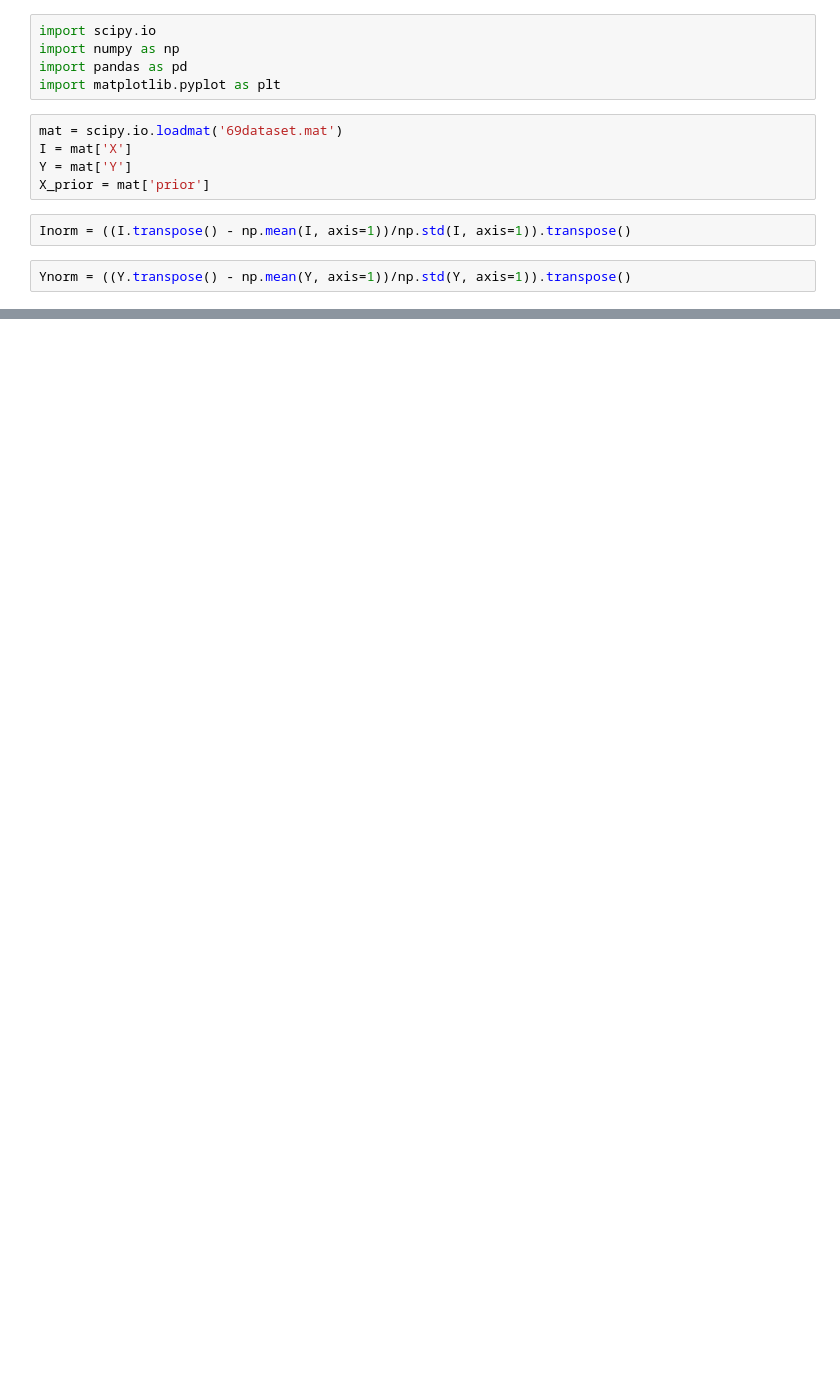
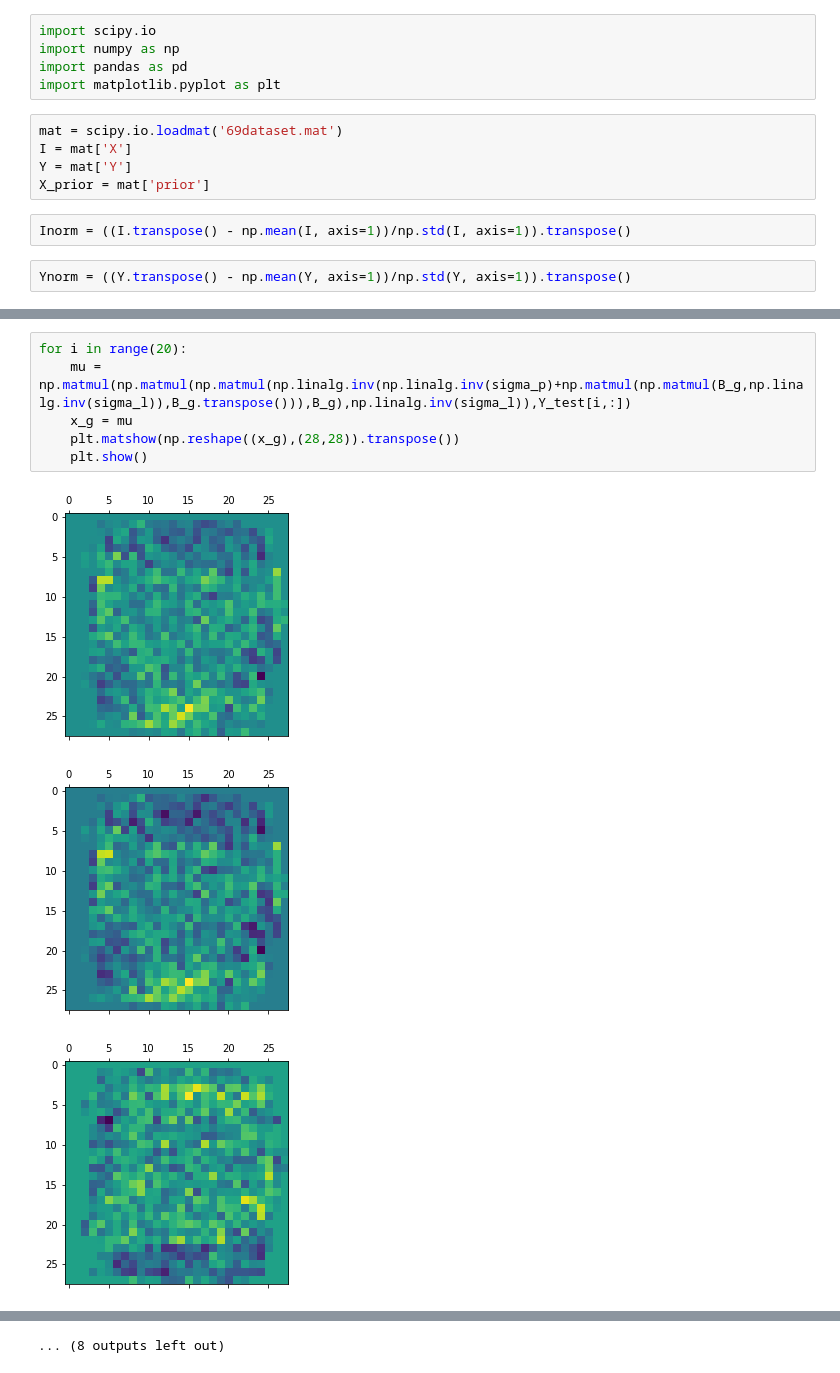
Before and after one commit to Cryptorr/Character-Recognition, a Jupyter notebook: Brain Decoding.ipynb, the cells around one changed output, grey strips where cells are left out. Drawn from its saved outputs; the diff is of its cells as text; blank space fills up the shorter version.

```diff
--- a/Brain Decoding.ipynb
+++ b/Brain Decoding.ipynb
@@ -26,0 +72,10 @@ SyntaxError: invalid syntax (<ipython-input-25-d9b2cb2b6858>, line 3)
+# %%
+for i in range(20):
+    mu = np.matmul(np.matmul(np.matmul(np.linalg.inv(np.linalg.inv(sigma_p)+np.matmul(np.matmul(B_g,np.linalg.inv(sigma_l)),B_g.transpose())),B_g),np.linalg.inv(sigma_l)),Y_test[i,:])
+    x_g = mu
+    plt.matshow(np.reshape((x_g),(28,28)).transpose())
+    plt.show()
+# %% [output]
+[figure, added]
+[figure, added]
+[figure, added]
@@ -26,0 +91 @@ SyntaxError: invalid syntax (<ipython-input-25-d9b2cb2b6858>, line 3)
+... (8 outputs left out)
```
Also changed, not shown: parts of 8 cells of this notebook.
